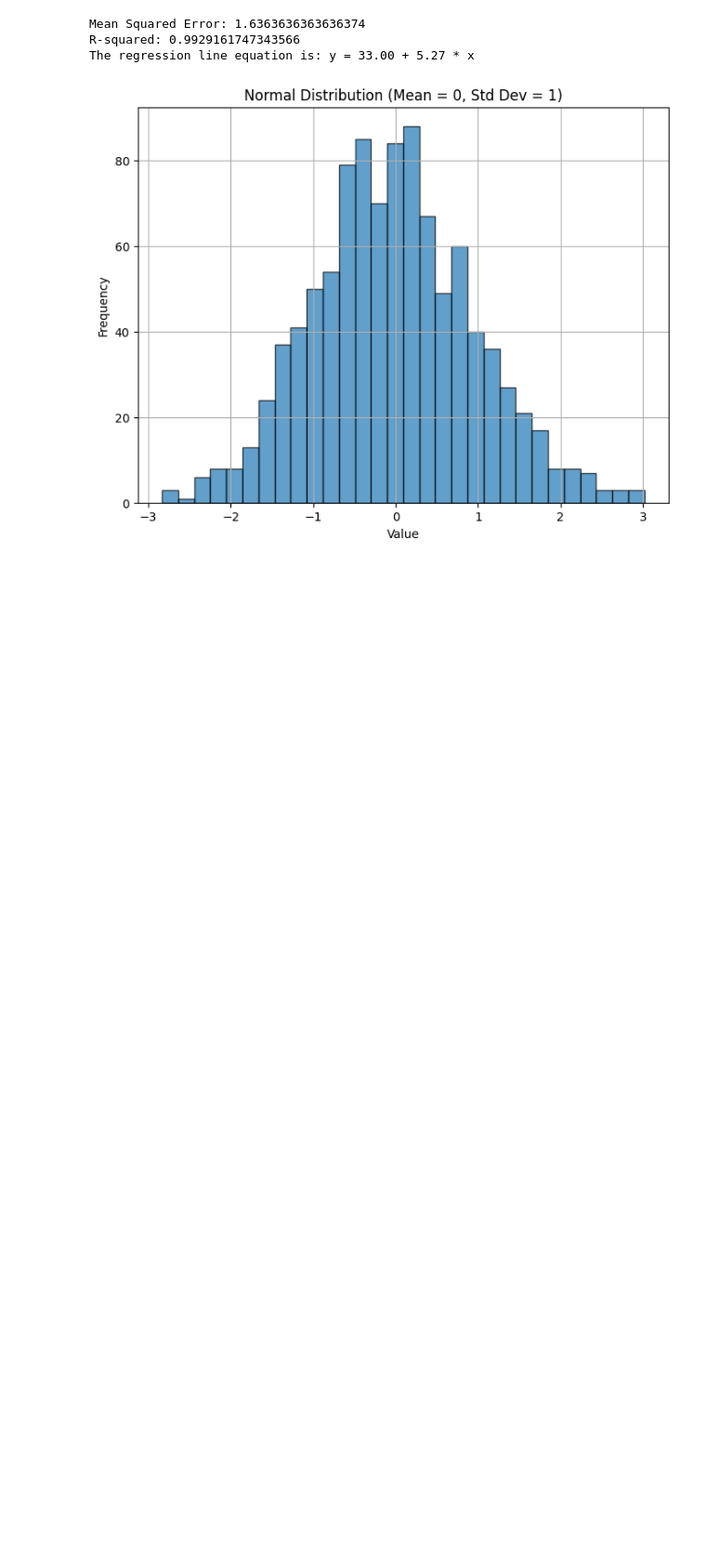
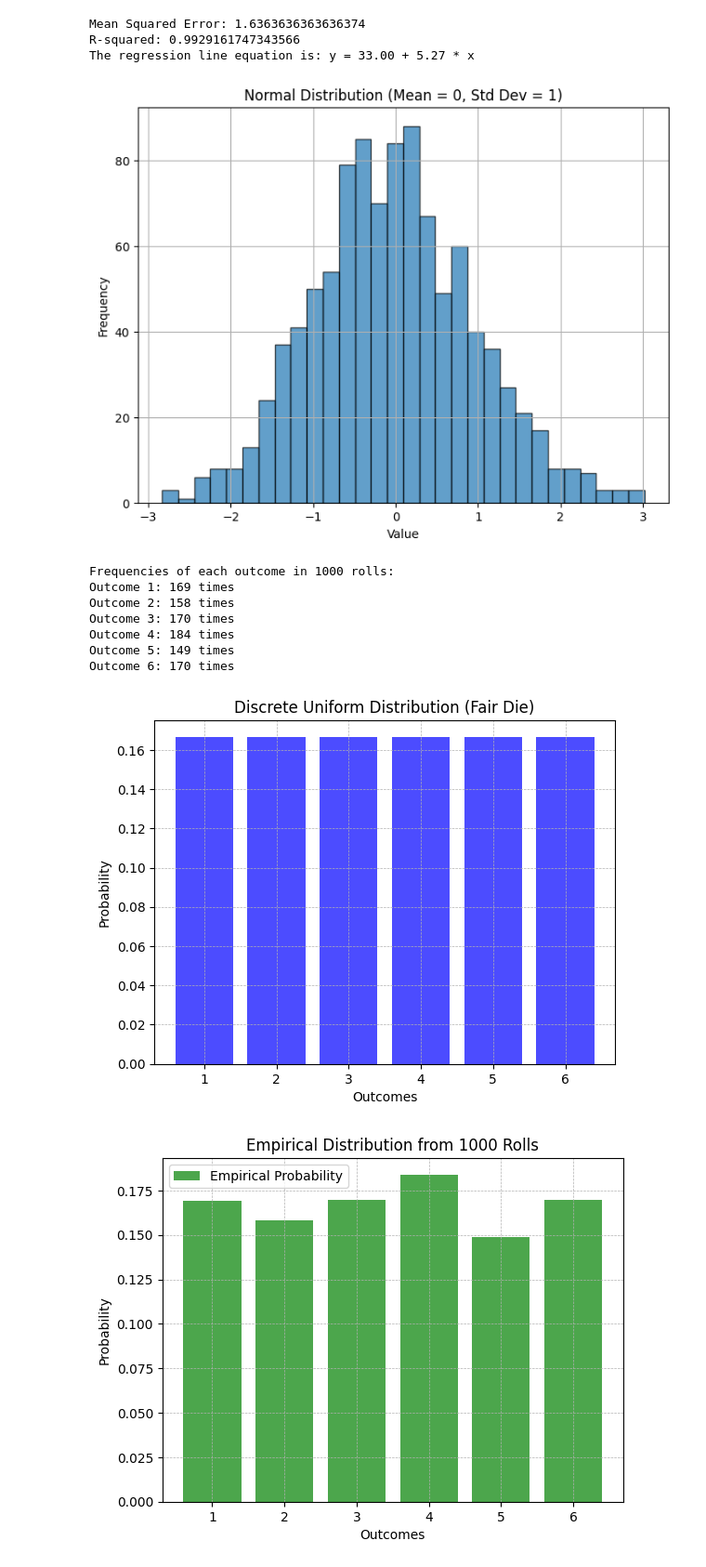
Before and after one commit to drscghosh/Testing, a Jupyter notebook: python-colab.ipynb, the cells around one changed output. Shown at 93% size. Saved outputs shown, nothing was run; the diff lists cells and outputs as text; code cells hidden in the pictures; blank space fills up the shorter version.

```diff
--- a/python-colab.ipynb
+++ b/python-colab.ipynb
@@ -1216,3 +1216,54 @@ plt.grid(True)
 plt.show()
 # %% [output]
 [figure]
+# %%
+import numpy as np # Discrete Distribution
+import matplotlib.pyplot as plt
+
+# Define the outcomes (1 through 6 for a fair die)
+outcomes = [1, 2, 3, 4, 5, 6]
+
+# Since the die is fair, each outcome has an equal probability
+probabilities = [1/6] * 6  # Equal probability for each outcome (1/6)
+
+# Simulate rolling the die 1000 times
+num_rolls = 1000
+rolls = np.random.choice(outcomes, size=num_rolls, p=probabilities)
+
+# Calculate frequency of each outcome
+frequencies = [np.sum(rolls == outcome) for outcome in outcomes]
+
+# Print frequencies
+print(f"Frequencies of each outcome in {num_rolls} rolls:")
+for outcome, frequency in zip(outcomes, frequencies):
+    print(f"Outcome {outcome}: {frequency} times")
+
+# Plot the discrete probability distribution
+plt.bar(outcomes, probabilities, color='blue', alpha=0.7, label='Theoretical Probability')
+plt.xlabel('Outcomes')
+plt.ylabel('Probability')
+plt.title('Discrete Uniform Distribution (Fair Die)')
+plt.xticks(outcomes)
+plt.grid(True, which='both', linestyle='--', linewidth=0.5)
+plt.show()
+
+# Plot the empirical probability distribution from the simulation
+empirical_probabilities = [frequency / num_rolls for frequency in frequencies]
+plt.bar(outcomes, empirical_probabilities, color='green', alpha=0.7, label='Empirical Probability')
+plt.xlabel('Outcomes')
+plt.ylabel('Probability')
+plt.title(f'Empirical Distribution from {num_rolls} Rolls')
+plt.xticks(outcomes)
+plt.grid(True, which='both', linestyle='--', linewidth=0.5)
+plt.legend()
+plt.show()
+# %% [output]
+Frequencies of each outcome in 1000 rolls:
+Outcome 1: 169 times
+Outcome 2: 158 times
+Outcome 3: 170 times
+Outcome 4: 184 times
+Outcome 5: 149 times
+Outcome 6: 170 times
+[figure, added]
+[figure, added]
```
Also changed, not shown: parts of 1 cell of this notebook.
